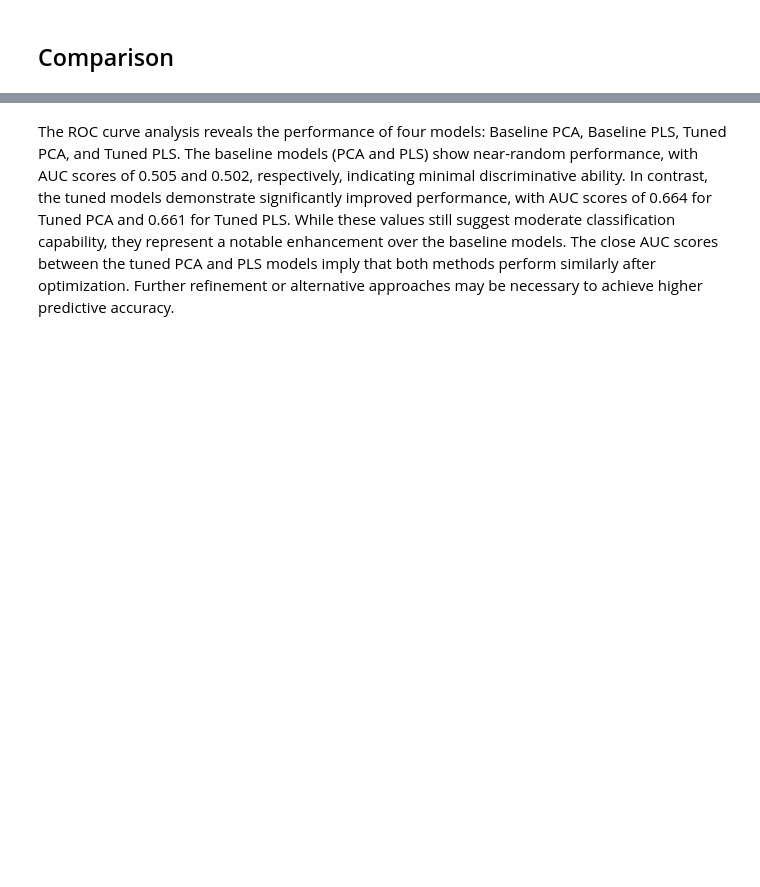
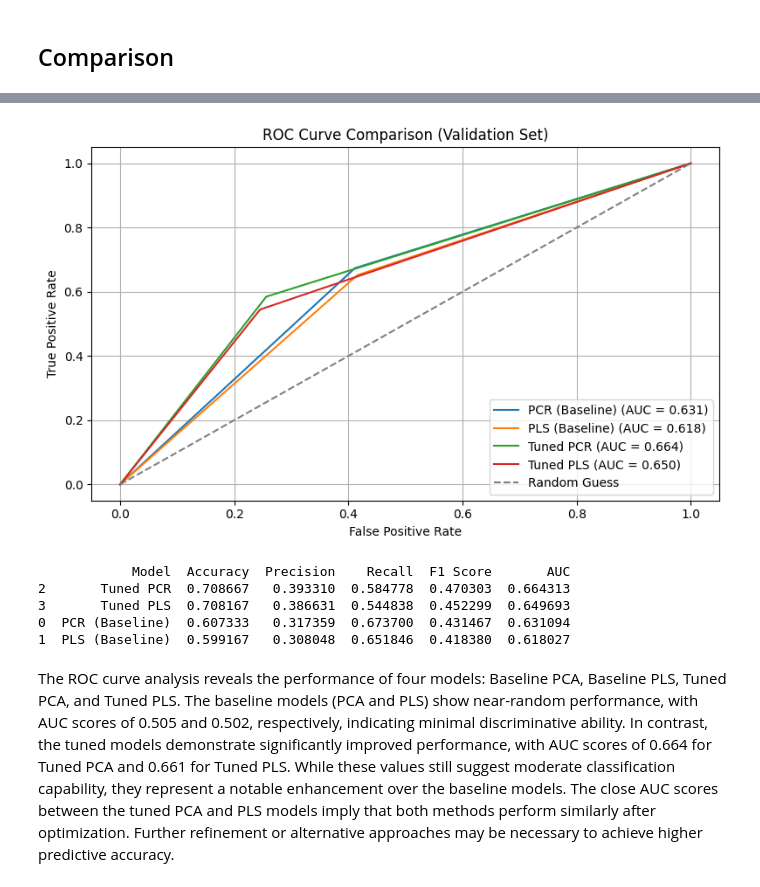
Before and after one commit to oneybb/EC4308_Credit_Default, a Jupyter notebook: dimension reduction.ipynb, the cells around one changed output, grey strips where cells are left out. Drawn from its saved outputs; the diff is of its cells as text; code cells hidden in the pictures; blank space fills up the shorter version.

```diff
--- a/PCA.ipynb
+++ b/dimension reduction.ipynb
@@ -295,3 +278,15 @@ Validation set classification report:
     accuracy                           0.71      6000
    macro avg       0.63      0.66      0.63      6000
 weighted avg       0.76      0.71      0.73      6000
+# %%
+acc = accuracy_score(y_val.iloc[:,0].values, y_pred_cv_pca)
+f1 = f1_score(y_val.iloc[:,0].values, y_pred_cv_pca)
+precision = precision_score(y_val.iloc[:,0].values, y_pred_cv_pca)
+recall = recall_score(y_val.iloc[:,0].values, y_pred_cv_pca)
+auc = roc_auc_score(y_val.iloc[:,0].values, y_pred_cv_pca)
+
+print(f"Accuracy: {acc:.4f}")
+print(f"F1 Score: {f1:.4f}")
+print(f"Precision: {precision:.4f}")
+print(f"Recall: {recall:.4f}")
+print(f"AUC: {auc:.4f}")
@@ -577,3 +549,50 @@ plt.show()
+# %%
+preds_probs = {
+    "PCR (Baseline)": (y_val.iloc[:,0].values, y_pred_baseline_pca),
+    "PLS (Baseline)": (y_val.iloc[:,0].values, y_pred_baseline_pls),
+    "Tuned PCR": (y_val.iloc[:,0].values, y_pred_cv_pca),
+    "Tuned PLS": (y_val.iloc[:,0].values, y_pred_cv_pls),
+}
+
+results = []
+plt.figure(figsize=(8,5))
+
+for name, (y_val, y_pred) in preds_probs.items():
+    acc = accuracy_score(y_val, y_pred)
+    f1 = f1_score(y_val, y_pred)
+    precision = precision_score(y_val, y_pred)
+    recall = recall_score(y_val, y_pred)
+    auc = roc_auc_score(y_val, y_pred)
+    fpr, tpr, _ = roc_curve(y_val, y_pred)
+    plt.plot(fpr, tpr, label=f"{name} (AUC = {auc:.3f})")
+
+    results.append({
+        "Model": name,
+        "Accuracy": acc,
+        "Precision": precision,
+        "Recall": recall,
+        "F1 Score": f1,
+        "AUC": auc
+    })
+
+plt.plot([0, 1], [0, 1], linestyle='--', color='gray', label="Random Guess")
+plt.xlabel("False Positive Rate")
+plt.ylabel("True Positive Rate")
+plt.title("ROC Curve Comparison (Validation Set)")
+plt.legend(loc="lower right")
+plt.grid(True)
+plt.tight_layout()
+plt.show()
+
+summary_df = pd.DataFrame(results).sort_values(by="F1 Score", ascending=False)
+print(summary_df)
+# %% [output]
+[figure, added]
+            Model  Accuracy  Precision    Recall  F1 Score       AUC
+2       Tuned PCR  0.708667   0.393310  0.584778  0.470303  0.664313
+3       Tuned PLS  0.708167   0.386631  0.544838  0.452299  0.649693
+0  PCR (Baseline)  0.607333   0.317359  0.673700  0.431467  0.631094
+1  PLS (Baseline)  0.599167   0.308048  0.651846  0.418380  0.618027
 # %% [markdown]
 The ROC curve analysis reveals the performance of four models: Baseline PCA, Baseline PLS, Tuned PCA, and Tuned PLS. The baseline models (PCA and PLS) show near-random performance, with AUC scores of 0.505 and 0.502, respectively, indicating minimal discriminative ability. In contrast, the tuned models demonstrate significantly improved performance, with AUC scores of 0.664 for Tuned PCA and 0.661 for Tuned PLS. While these values still suggest moderate classification capability, they represent a notable enhancement over the baseline models. The close AUC scores between the tuned PCA and PLS models imply that both methods perform similarly after optimization. Further refinement or alternative approaches may be necessary to achieve higher predictive accuracy.
 # %% [markdown]
```
Also changed, not shown: parts of 8 cells of this notebook, 1 other file.
